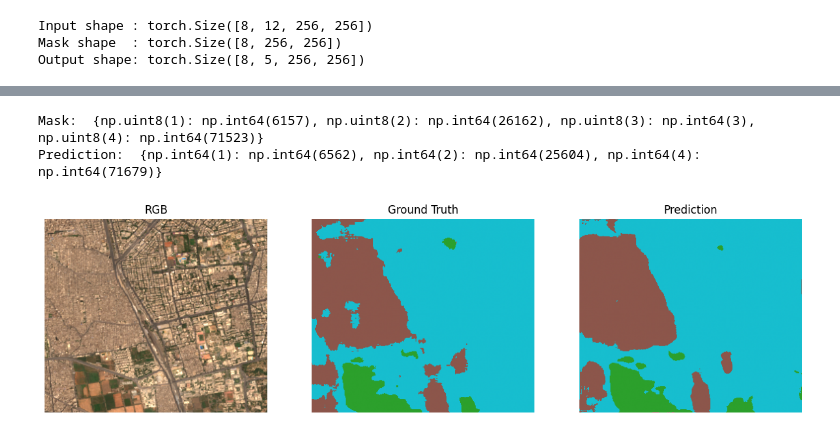
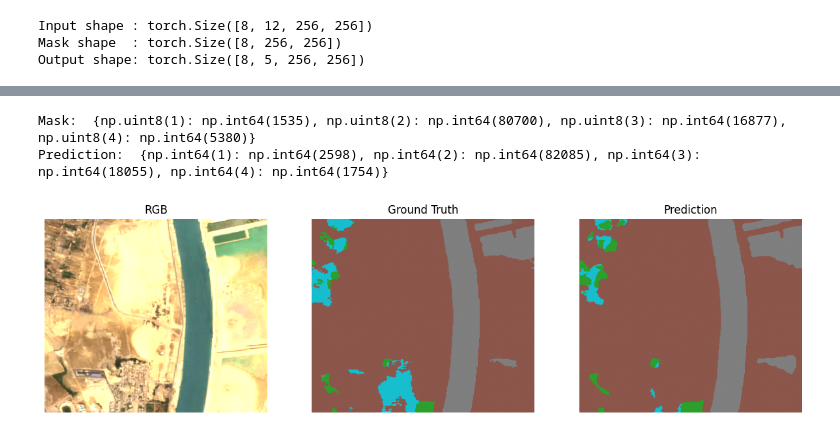
Before and after one commit to Mohamed-Ashraf273/satellite-imagery, a Jupyter notebook: train_p2.ipynb, the cells around one changed output, grey strips where cells are left out. Saved outputs shown, nothing was run; the diff lists cells and outputs as text; code cells hidden in the pictures.

```diff
--- a/train_p2.ipynb
+++ b/train_p2.ipynb
@@ -562,8 +619,8 @@ def show_prediction(model, split_df, idx=0):
 
     plt.show()
 # %%
-show_prediction(model, test_meta, idx=18)
+show_prediction(model, test_meta, idx=12)
 # %% [output]
-Mask:  {np.uint8(1): np.int64(6157), np.uint8(2): np.int64(26162), np.uint8(3): np.int64(3), np.uint8(4): np.int64(71523)}
-Prediction:  {np.int64(1): np.int64(6562), np.int64(2): np.int64(25604), np.int64(4): np.int64(71679)}
+Mask:  {np.uint8(1): np.int64(1535), np.uint8(2): np.int64(80700), np.uint8(3): np.int64(16877), np.uint8(4): np.int64(5380)}
+Prediction:  {np.int64(1): np.int64(2598), np.int64(2): np.int64(82085), np.int64(3): np.int64(18055), np.int64(4): np.int64(1754)}
-[figure, old version]
+[figure, new version]
```
Also changed, not shown: parts of 6 cells of this notebook, 1 other file.
